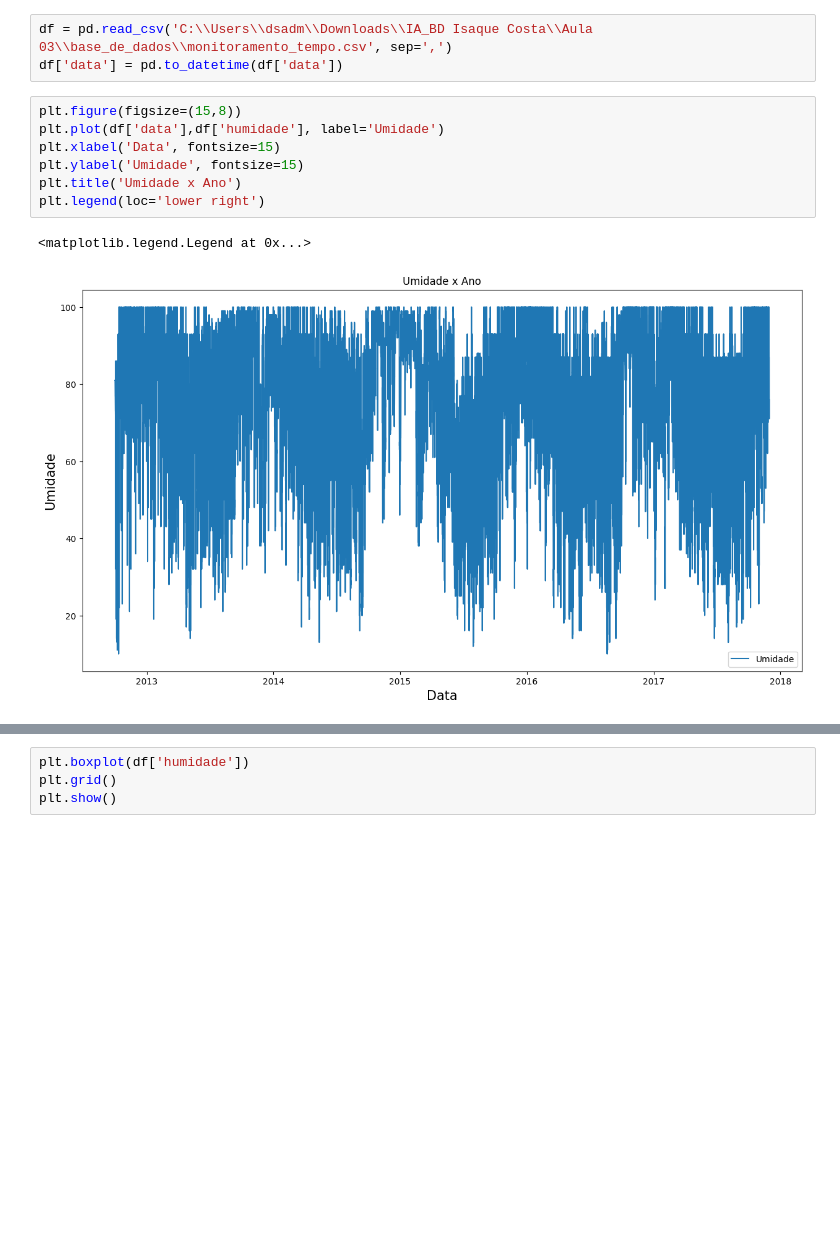
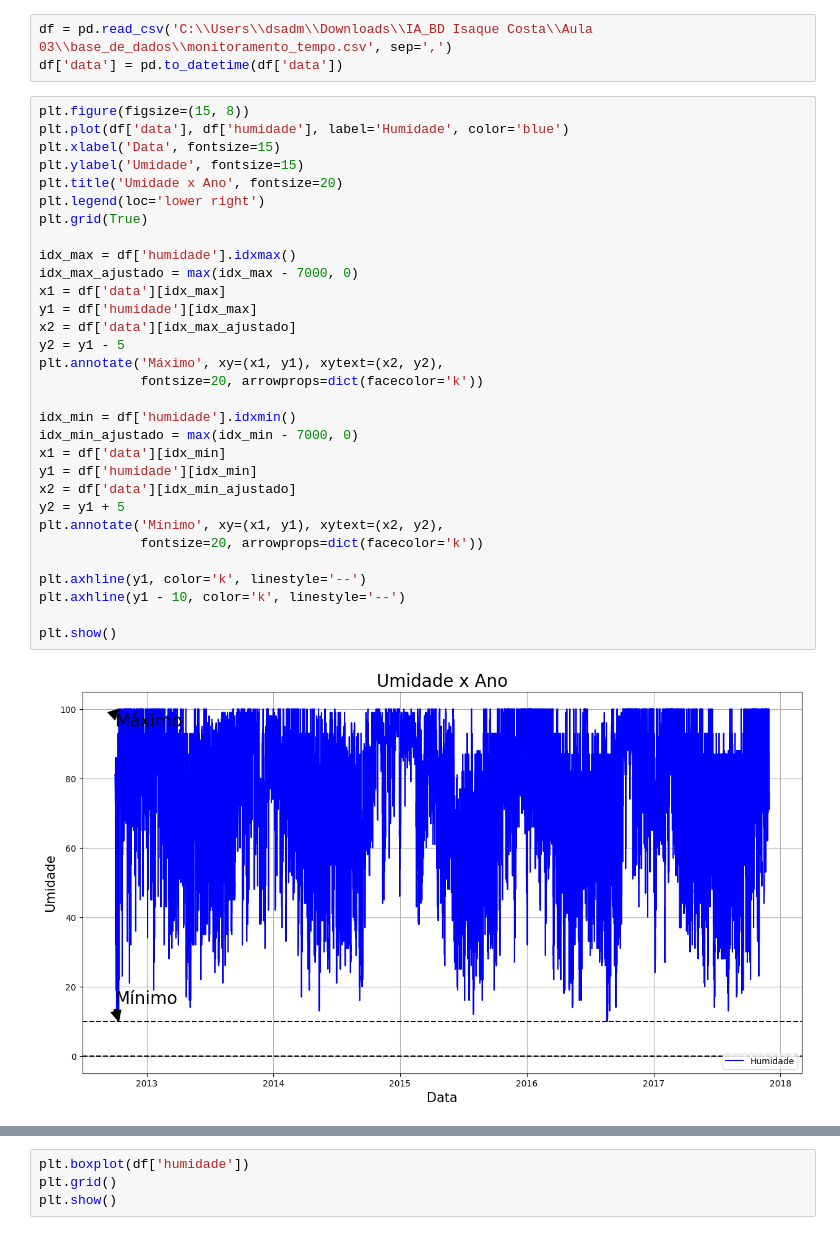
Before and after one commit to icosta8/SENAI-SP-IA-BD, a Jupyter notebook: Aula 03/exercicios.ipynb, the cells around one changed output, grey strips where cells are left out. Drawn from its saved outputs; the diff is of its cells as text; blank space fills up the shorter version.

```diff
--- a/Aula 03/exercicios.ipynb
+++ b/Aula 03/exercicios.ipynb
@@ -6,13 +6,36 @@ import datetime
 df = pd.read_csv('C:\\Users\\dsadm\\Downloads\\IA_BD Isaque Costa\\Aula 03\\base_de_dados\\monitoramento_tempo.csv', sep=',')
 df['data'] = pd.to_datetime(df['data'])
 # %%
-plt.figure(figsize=(15,8))
-plt.plot(df['data'],df['humidade'], label='Umidade')
+plt.figure(figsize=(15, 8))
+plt.plot(df['data'], df['humidade'], label='Humidade', color='blue')
 plt.xlabel('Data', fontsize=15)
 plt.ylabel('Umidade', fontsize=15)
-plt.title('Umidade x Ano')
+plt.title('Umidade x Ano', fontsize=20)
 plt.legend(loc='lower right')
+plt.grid(True)
+
+idx_max = df['humidade'].idxmax()
+idx_max_ajustado = max(idx_max - 7000, 0)
+x1 = df['data'][idx_max]
+y1 = df['humidade'][idx_max]
+x2 = df['data'][idx_max_ajustado]
+y2 = y1 - 5
+plt.annotate('Máximo', xy=(x1, y1), xytext=(x2, y2),
+             fontsize=20, arrowprops=dict(facecolor='k'))
+
+idx_min = df['humidade'].idxmin()
+idx_min_ajustado = max(idx_min - 7000, 0)
+x1 = df['data'][idx_min]
+y1 = df['humidade'][idx_min]
+x2 = df['data'][idx_min_ajustado]
+y2 = y1 + 5
+plt.annotate('Mínimo', xy=(x1, y1), xytext=(x2, y2),
+             fontsize=20, arrowprops=dict(facecolor='k'))
+
+plt.axhline(y1, color='k', linestyle='--')
+plt.axhline(y1 - 10, color='k', linestyle='--')
+
+plt.show()
 # %% [output]
-<matplotlib.legend.Legend at 0x...>
-[figure, old version]
+[figure, new version]
 # %%
```
Also changed, not shown: parts of 2 cells of this notebook.
